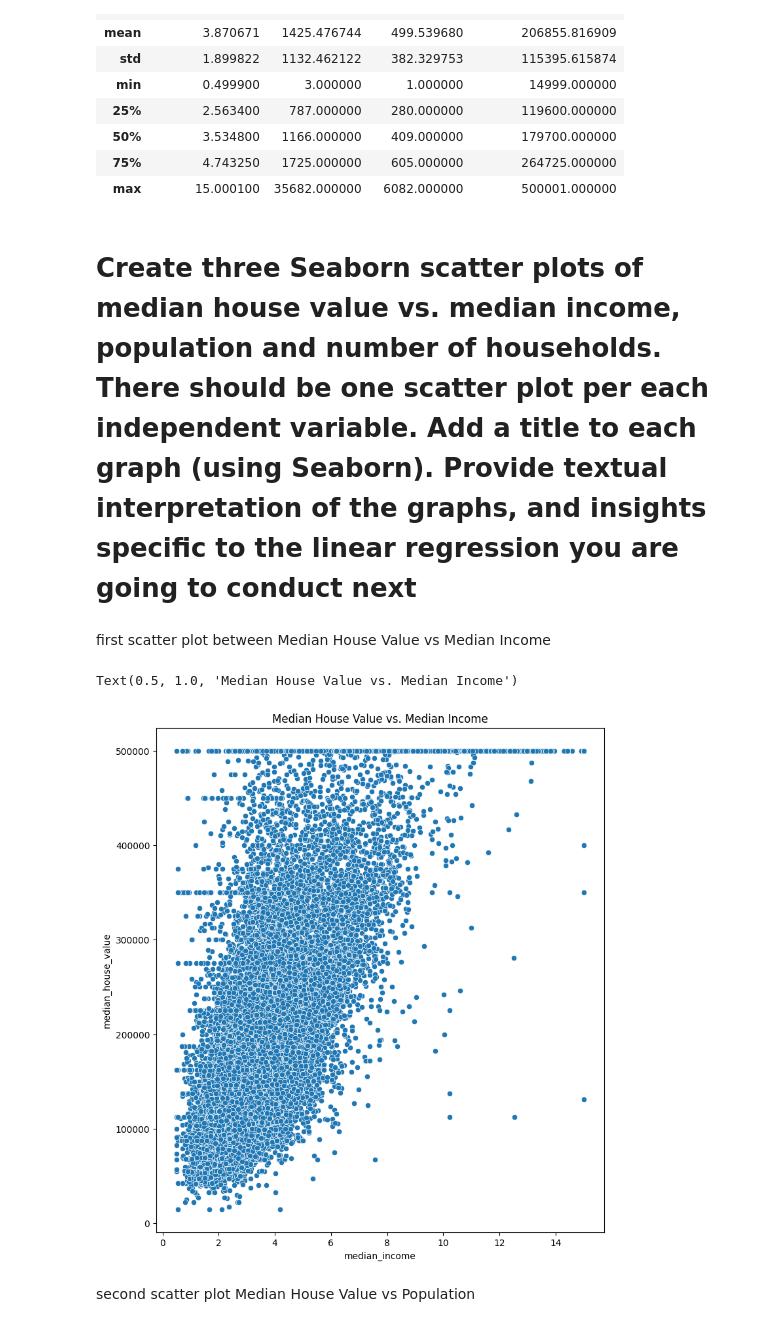
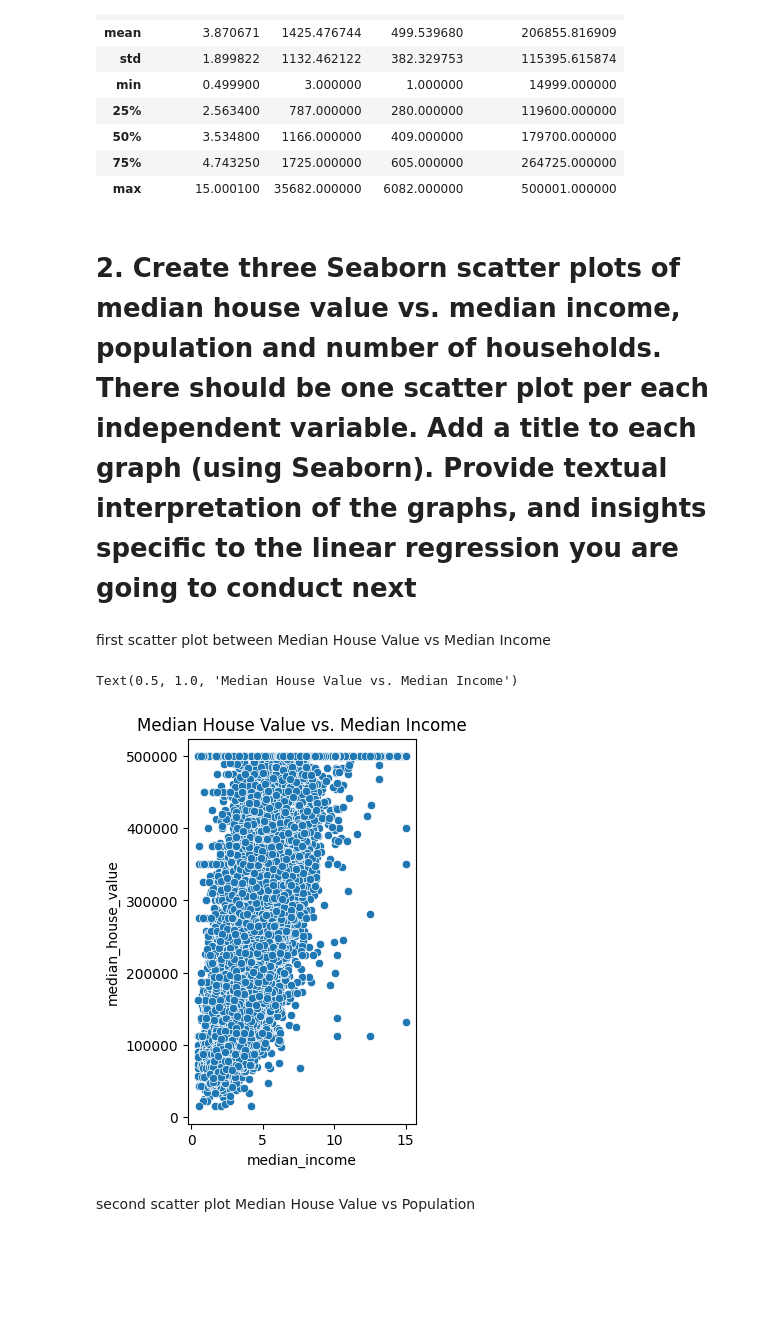
Before and after one commit to J7477/CSCN8010-assignments, a Jupyter notebook: lab1.ipynb, the cells around one changed output. Cells and saved outputs as stored; diff of their text form; code cells hidden in the pictures; blank space fills up the shorter version.

```diff
--- a/lab1.ipynb
+++ b/lab1.ipynb
@@ -46,20 +46,20 @@ df[['median_income', 'population', 'households', 'median_house_value']].describe
 | 75% | 4.743250 | 1725.000000 | 605.000000 | 264725.000000 |
 | max | 15.000100 | 35682.000000 | 6082.000000 | 500001.000000 |
 # %% [markdown]
-# Create three Seaborn scatter plots of median house value vs. median income, population and number of households. There should be one scatter plot per each independent variable. Add a title to each graph (using Seaborn). Provide textual interpretation of the graphs, and insights specific to the linear regression you are going to conduct next
+# 2. Create three Seaborn scatter plots of median house value vs. median income, population and number of households. There should be one scatter plot per each independent variable. Add a title to each graph (using Seaborn). Provide textual interpretation of the graphs, and insights specific to the linear regression you are going to conduct next
 # %% [markdown]
 first scatter plot between Median House Value vs Median Income
 # %%
 # Scatter plots
-plt.figure(figsize=(30, 10))
+plt.figure(figsize=(10, 5))
 
 # Median House Value vs Median Income
 plt.subplot(1, 3, 1)
 sns.scatterplot(x=df['median_income'], y=df['median_house_value'])
 plt.title('Median House Value vs. Median Income')
 # %% [output]
 Text(0.5, 1.0, 'Median House Value vs. Median Income')
-[figure, old version]
+[figure, new version]
 # %% [markdown]
 second scatter plot Median House Value vs Population
 # %%
```
Also changed, not shown: parts of 13 cells of this notebook.
